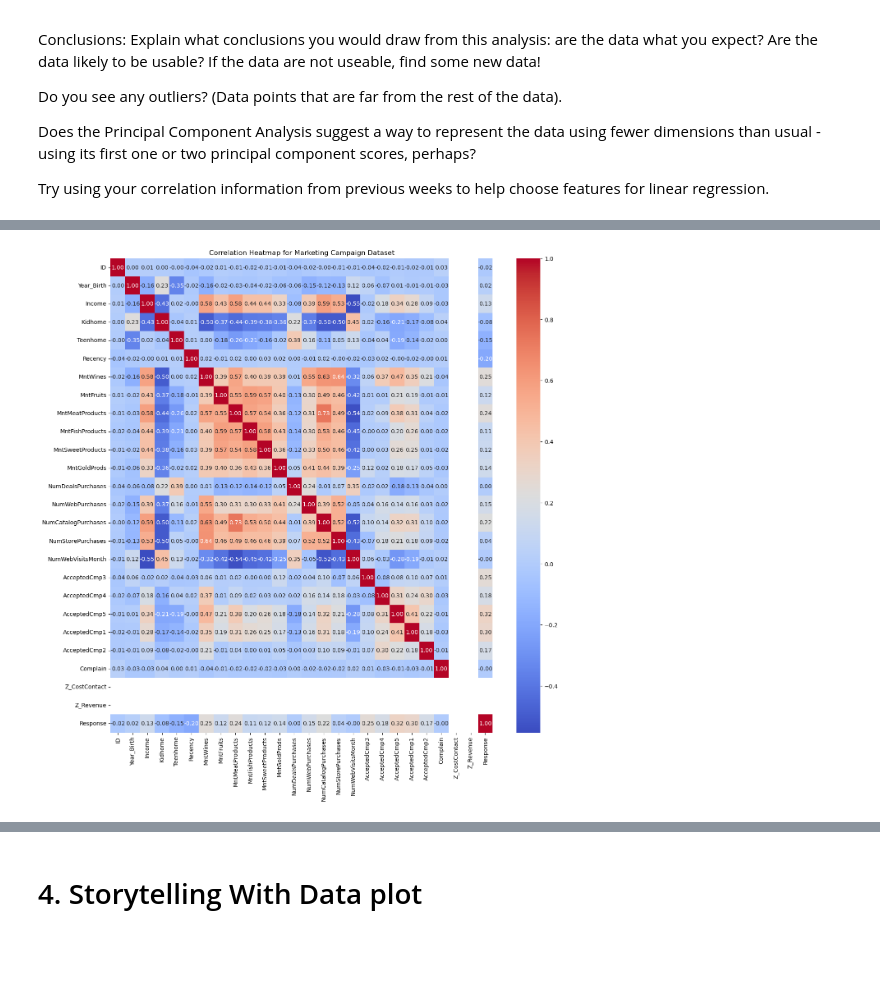
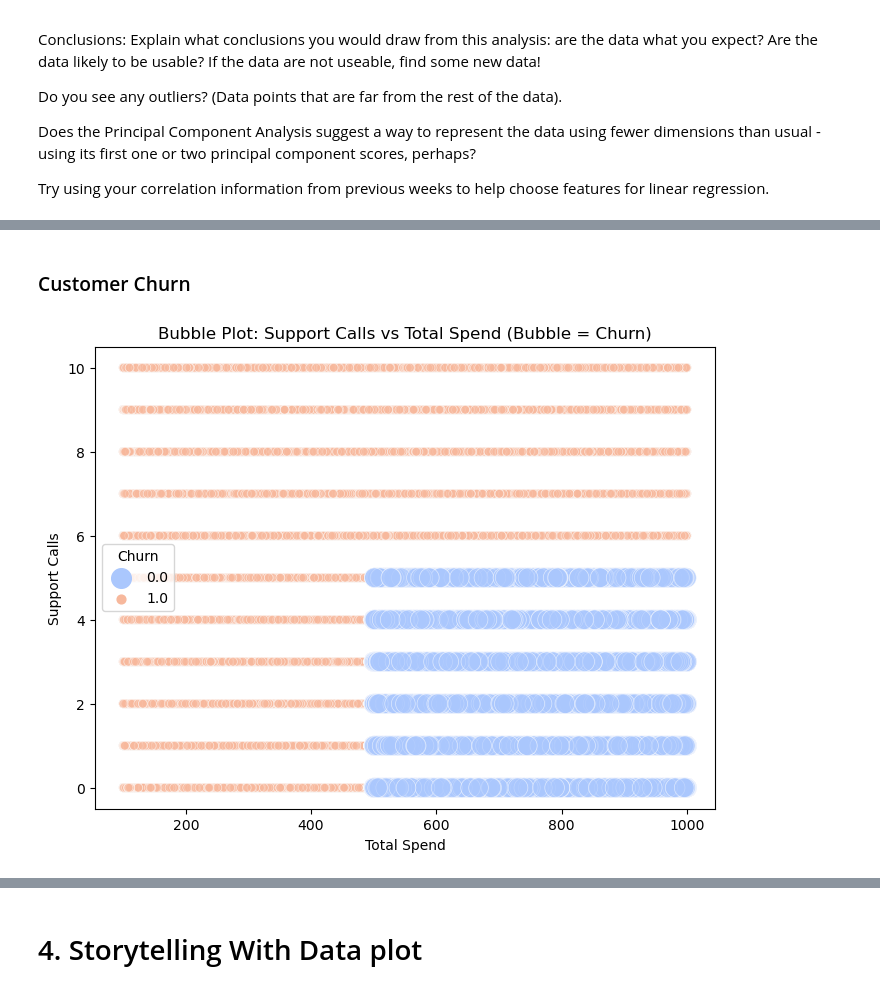
Before and after one commit to JakeOrionBU/milestone-3-hw, a Jupyter notebook: Week 9/OMDS-ModB2-Week9-Alvarez-Jake.ipynb, the cells around one changed output, grey strips where cells are left out. Drawn from its saved outputs; the diff is of its cells as text; code cells hidden in the pictures; blank space fills up the shorter version.

```diff
--- a/Week 9/OMDS-ModB2-Week9-Alvarez-Jake.ipynb
+++ b/Week 9/OMDS-ModB2-Week9-Alvarez-Jake.ipynb
@@ -98,10 +107,26 @@ marketing_dataset_cleaned.head()
+# %% [markdown]
+### Customer Churn
 # %%
-#correlation heatmap
-plt.figure(figsize=(15, 15))
-correlation_matrix = marketing_dataset_cleaned.corr()
-sns.heatmap(correlation_matrix, annot=True, fmt=".2f", cmap="coolwarm")
-plt.title("Correlation Heatmap for Marketing Campaign Dataset")
+import seaborn as sns
+import matplotlib.pyplot as plt
+
+#bubble plot: total spend vs support calls with churn as size
+plt.figure(figsize=(8, 6))
+sns.scatterplot(
+    data=churn_dataset,
+    x="Total Spend",
+    y="Support Calls",
+    size="Churn",
+    sizes=(40, 200),
+    hue="Churn",
+    palette="coolwarm",
+    alpha=0.6
+)
+plt.title("Bubble Plot: Support Calls vs Total Spend (Bubble = Churn)")
+plt.xlabel("Total Spend")
+plt.ylabel("Support Calls")
+plt.legend(title="Churn")
 plt.show()
 # %% [output]
-[figure, old version]
+[figure, new version]
 # %%
```
Also changed, not shown: parts of 18 cells of this notebook, 11 other files.
